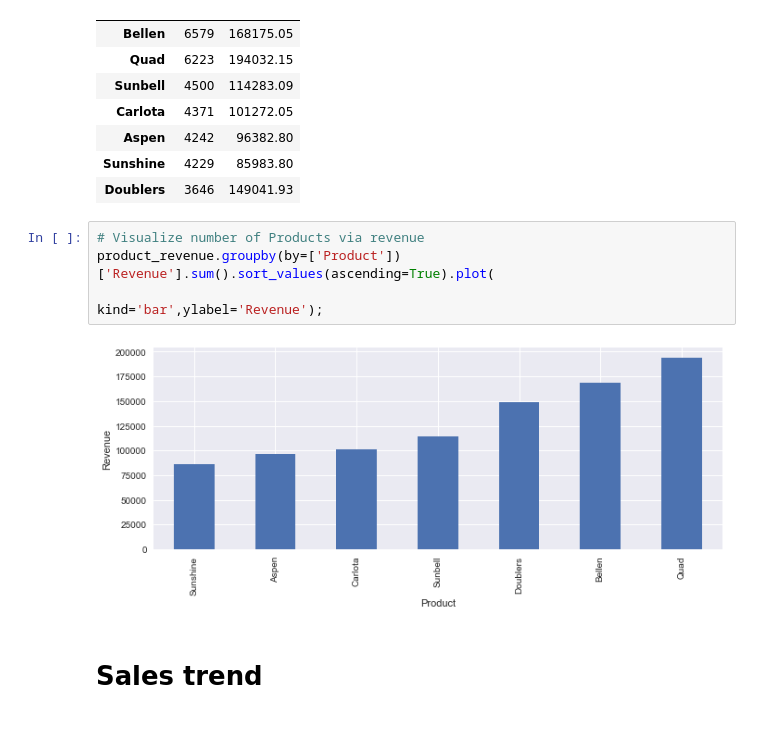
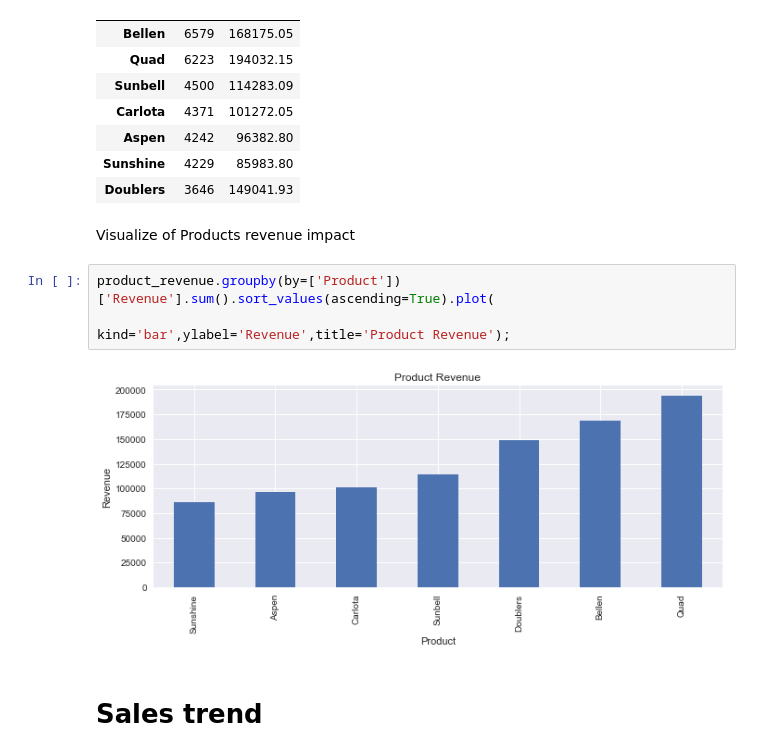
Before and after one commit to anice1/Sales-Data-Analysis, a Jupyter notebook: Sales Analysis.ipynb, the cells around one changed output. Saved outputs shown, nothing was run; the diff lists cells and outputs as text; blank space fills up the shorter version.

```diff
--- a/Sales Analysis.ipynb
+++ b/Sales Analysis.ipynb
@@ -185,12 +188,13 @@ product_revenue
 | Aspen | 4242 | 96382.80 |
 | Sunshine | 4229 | 85983.80 |
 | Doublers | 3646 | 149041.93 |
+# %% [markdown]
+ Visualize of Products revenue impact
 # %%
-# Visualize number of Products via revenue
 product_revenue.groupby(by=['Product'])['Revenue'].sum().sort_values(ascending=True).plot(
-                                                                                          kind='bar',ylabel='Revenue');
+                                                                                          kind='bar',ylabel='Revenue',title='Product Revenue');
 # %% [output]
-[figure, old version]
+[figure, new version]
 # %% [markdown]
 # Sales trend
 # %%
```
Also changed, not shown: parts of 13 cells of this notebook.
